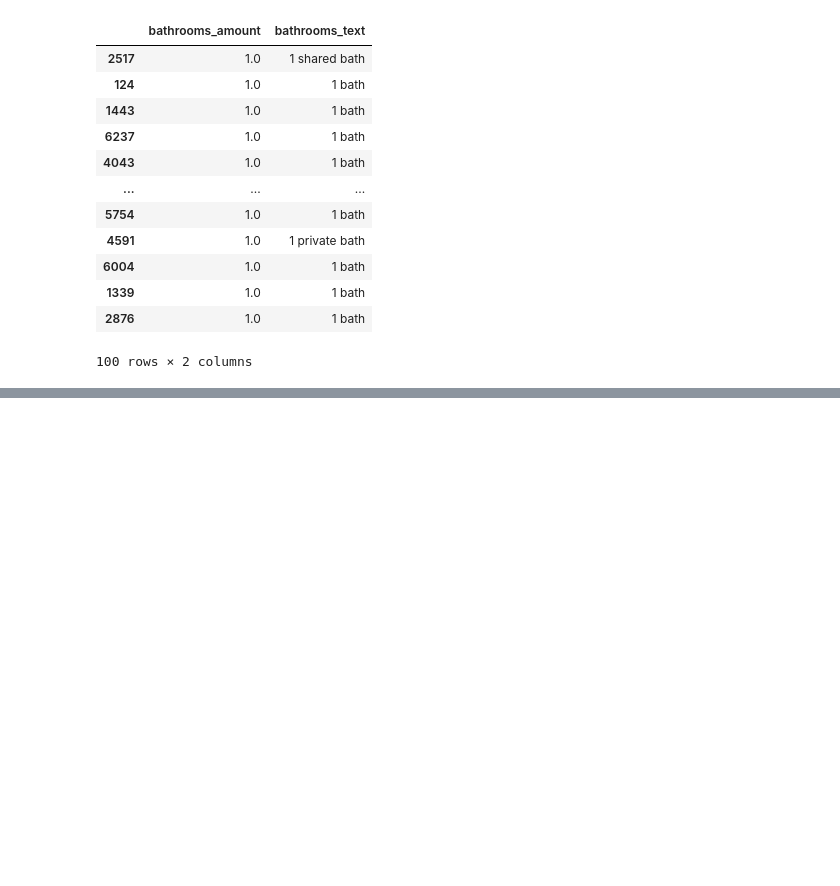
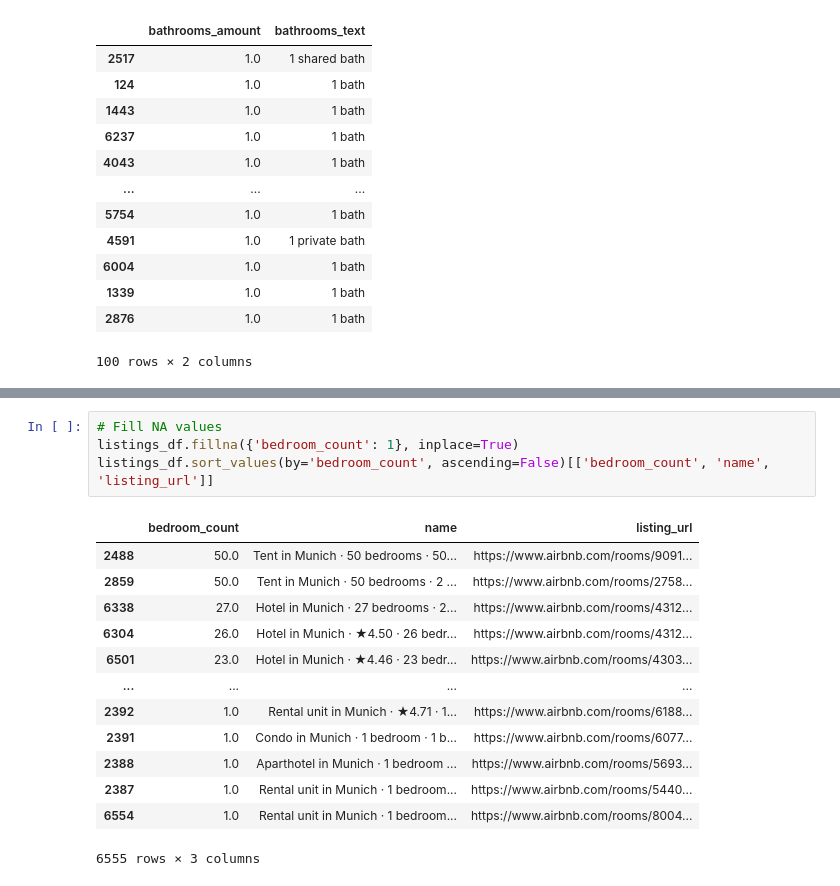
Before and after one commit to eugsa/airbnb_munich, a Jupyter notebook: airbnb_munich.ipynb, the cells around one changed output, grey strips where cells are left out. Drawn from its saved outputs; the diff is of its cells as text; blank space fills up the shorter version.

```diff
--- a/airbnb_munich.ipynb
+++ b/airbnb_munich.ipynb
@@ -322,0 +365,18 @@ listings_df.rename(columns={ 'bathrooms_amount': 'bathroom_amount', 'bathrooms_t
+# %%
+# Fill NA values
+listings_df.fillna({'bedroom_count': 1}, inplace=True)
+listings_df.sort_values(by='bedroom_count', ascending=False)[['bedroom_count', 'name', 'listing_url']]
+# %% [output]
+|  | bedroom_count | name | listing_url |
+| 2488 | 50.0 | Tent in Munich · 50 bedrooms · 50... | https://www.airbnb.com/rooms/9091... |
+| 2859 | 50.0 | Tent in Munich · 50 bedrooms · 2 ... | https://www.airbnb.com/rooms/2758... |
+| 6338 | 27.0 | Hotel in Munich · 27 bedrooms · 2... | https://www.airbnb.com/rooms/4312... |
+| 6304 | 26.0 | Hotel in Munich · ★4.50 · 26 bedr... | https://www.airbnb.com/rooms/4312... |
+| 6501 | 23.0 | Hotel in Munich · ★4.46 · 23 bedr... | https://www.airbnb.com/rooms/4303... |
+| ... | ... | ... | ... |
+| 2392 | 1.0 | Rental unit in Munich · ★4.71 · 1... | https://www.airbnb.com/rooms/6188... |
+| 2391 | 1.0 | Condo in Munich · 1 bedroom · 1 b... | https://www.airbnb.com/rooms/6077... |
+| 2388 | 1.0 | Aparthotel in Munich · 1 bedroom ... | https://www.airbnb.com/rooms/5693... |
+| 2387 | 1.0 | Rental unit in Munich · 1 bedroom... | https://www.airbnb.com/rooms/5440... |
+| 6554 | 1.0 | Rental unit in Munich · 1 bedroom... | https://www.airbnb.com/rooms/8004... |
+6555 rows × 3 columns
```
Also changed, not shown: parts of 2 cells of this notebook.
